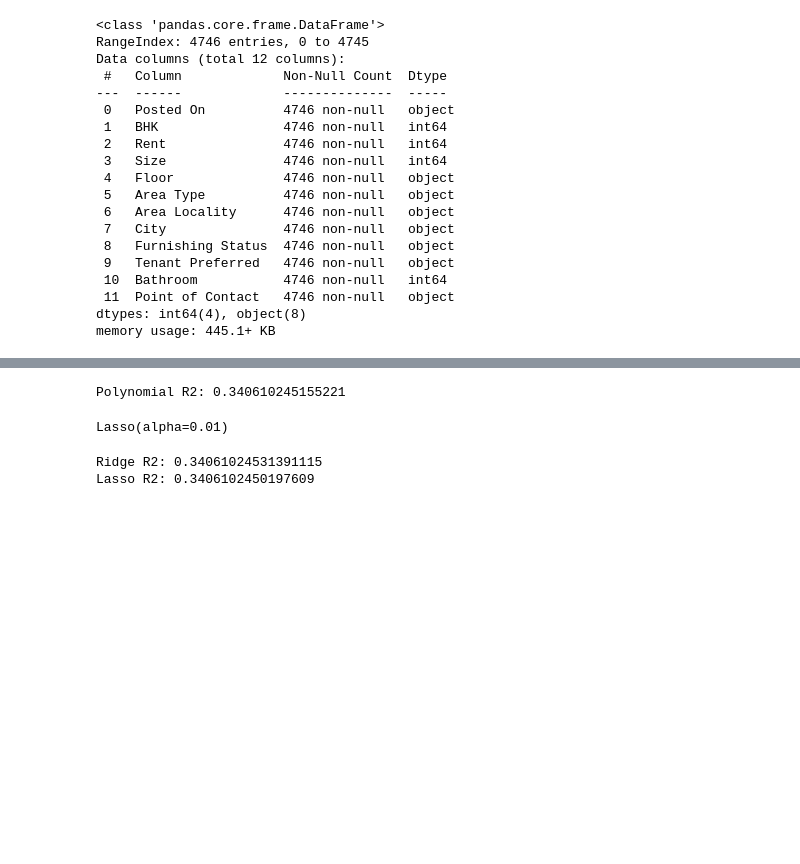
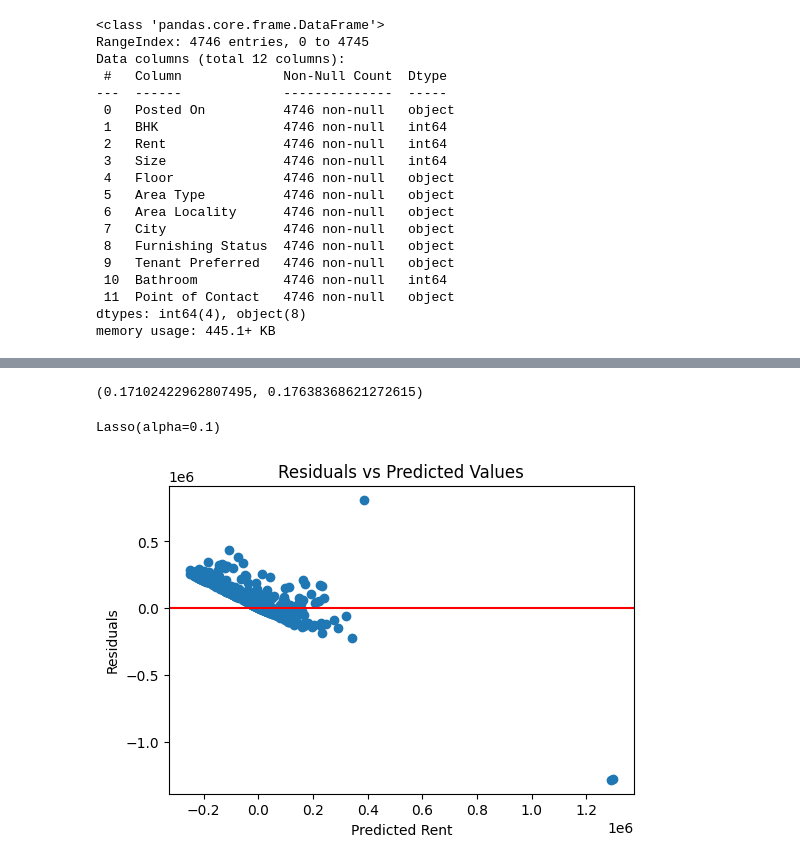
Before and after one commit to wd369018/Assignment, a Jupyter notebook: Copy_of_Untitled3.ipynb, the cells around one changed output, grey strips where cells are left out. Cells and saved outputs as stored; diff of their text form; code cells hidden in the pictures; blank space fills up the shorter version.

```diff
--- a/Copy_of_Untitled3.ipynb
+++ b/Copy_of_Untitled3.ipynb
@@ -91,0 +136,3 @@ from sklearn.metrics import mean_squared_error, r2_score
+# %%
+df_encoded = pd.get_dummies(df, drop_first=True)
+df_encoded.head()
@@ -98,4 +155,6 @@ X_train, X_test, y_train, y_test = train_test_split(
 )
 # %%
-model_simple = LinearRegression()
-model_simple.fit(X_train, y_train)
+multi_model = LinearRegression()
+multi_model.fit(X_train, y_train)
+
+y_pred_multi = multi_model.predict(X_test)
@@ -114,11 +160,0 @@ R2: 0.3173048951366573
-# %%
-X = df[['BHK', 'Size', 'Bathroom']]
-
-X_train, X_test, y_train, y_test = train_test_split(
-    X, y, test_size=0.2, random_state=42
-)
-
-model_multi = LinearRegression()
-model_multi.fit(X_train, y_train)
-
-y_pred = model_multi.predict(X_test)
@@ -138,29 +186,29 @@ X_poly = poly.fit_transform(df[['Size']])
-# %%
-X_train, X_test, y_train, y_test = train_test_split(
-    X_poly, y, test_size=0.2, random_state=42
-)
-
-model_poly = LinearRegression()
-model_poly.fit(X_train, y_train)
-
-y_pred = model_poly.predict(X_test)
-
-print("Polynomial R2:", r2_score(y_test, y_pred))
-# %% [output]
-Polynomial R2: 0.340610245155221
+# %%
+r2_simple = r2_score(y, y_pred_simple)
+r2_poly = r2_score(y, y_pred_poly)
+
+r2_simple, r2_poly
+# %% [output]
+(0.17102422962807495, 0.17638368621272615)
 # %%
 from sklearn.linear_model import Ridge, Lasso
 
-ridge = Ridge(alpha=1.0)
+ridge = Ridge(alpha=1)
+lasso = Lasso(alpha=0.1)
+
 ridge.fit(X_train, y_train)
-
-lasso = Lasso(alpha=0.01)
 lasso.fit(X_train, y_train)
 # %% [output]
-Lasso(alpha=0.01)
+Lasso(alpha=0.1)
-# %%
-print("Ridge R2:", ridge.score(X_test, y_test))
-print("Lasso R2:", lasso.score(X_test, y_test))
-# %% [output]
-Ridge R2: 0.34061024531391115
-Lasso R2: 0.3406102450197609
+# %%
+residuals = y_test - y_pred_multi
+
+plt.figure(figsize=(6,4))
+plt.scatter(y_pred_multi, residuals)
+plt.axhline(0, color='red')
+plt.xlabel("Predicted Rent")
+plt.ylabel("Residuals")
+plt.title("Residuals vs Predicted Values")
+plt.show()
+# %% [output]
+[figure, added]
```
Also changed, not shown: parts of 25 cells of this notebook.
